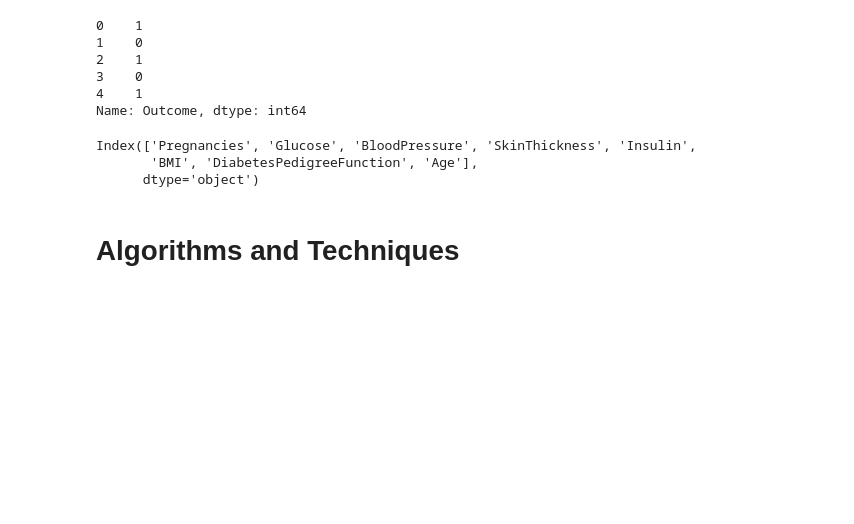
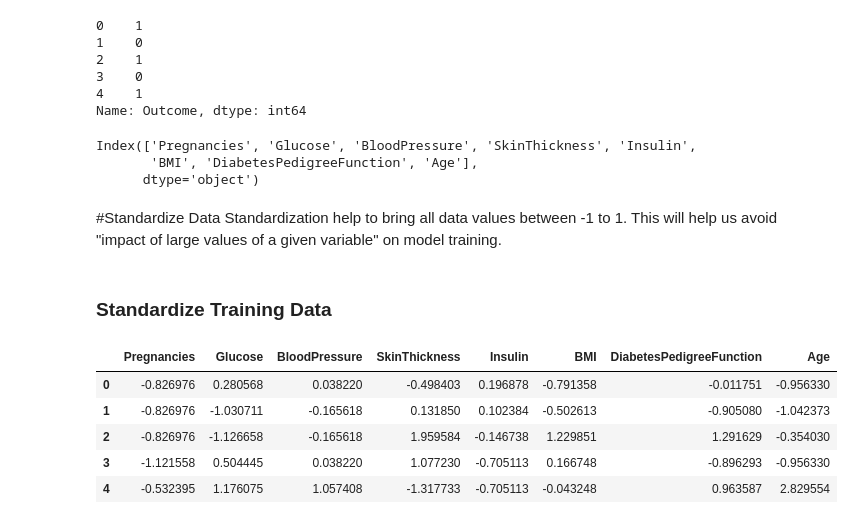
Before and after one commit to DineshAnalyticsandAI/Diabetes-Detection, a Jupyter notebook: Diabetes_Detection.ipynb, the cells around one changed output. Saved outputs shown, nothing was run; the diff lists cells and outputs as text; code cells hidden in the pictures; blank space fills up the shorter version.

```diff
--- a/Diabetes_Detection.ipynb
+++ b/Diabetes_Detection.ipynb
@@ -321,5 +321,25 @@ cols
 Index(['Pregnancies', 'Glucose', 'BloodPressure', 'SkinThickness', 'Insulin',
        'BMI', 'DiabetesPedigreeFunction', 'Age'],
       dtype='object')
-# %% [markdown]
-# Algorithms and Techniques
+# %% [markdown]
+#Standardize Data
+Standardization help to bring all data values between -1 to 1. This will help us avoid "impact of large values of a given variable" on model training.
+# %% [markdown]
+### Standardize Training Data
+# %%
+from sklearn.preprocessing import StandardScaler
+sc = StandardScaler()
+sc_x_train = sc.fit_transform(x_train)
+sc_x_test = sc.fit_transform(x_test)
+
+x_train = pd.DataFrame(sc_x_train,columns=cols)
+x_test = pd.DataFrame(sc_x_test,columns=cols)
+# %%
+x_train.head(5)
+# %% [output]
+|  | Pregnancies | Glucose | BloodPressure | SkinThickness | Insulin | BMI | DiabetesPedigreeFunction | Age |
+| 0 | -0.826976 | 0.280568 | 0.038220 | -0.498403 | 0.196878 | -0.791358 | -0.011751 | -0.956330 |
+| 1 | -0.826976 | -1.030711 | -0.165618 | 0.131850 | 0.102384 | -0.502613 | -0.905080 | -1.042373 |
+| 2 | -0.826976 | -1.126658 | -0.165618 | 1.959584 | -0.146738 | 1.229851 | 1.291629 | -0.354030 |
+| 3 | -1.121558 | 0.504445 | 0.038220 | 1.077230 | -0.705113 | 0.166748 | -0.896293 | -0.956330 |
+| 4 | -0.532395 | 1.176075 | 1.057408 | -1.317733 | -0.705113 | -0.043248 | 0.963587 | 2.829554 |
```
Also changed, not shown: parts of 24 cells of this notebook.
